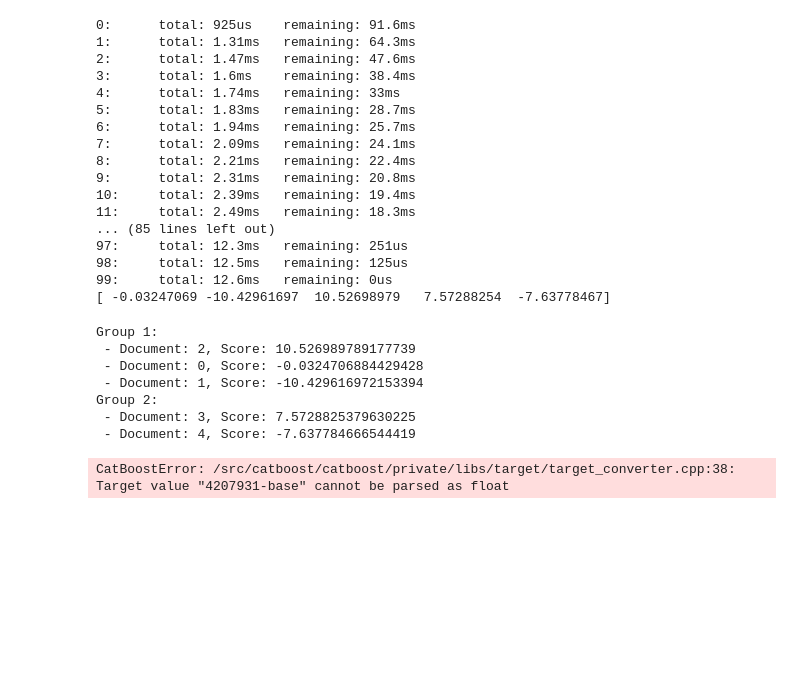
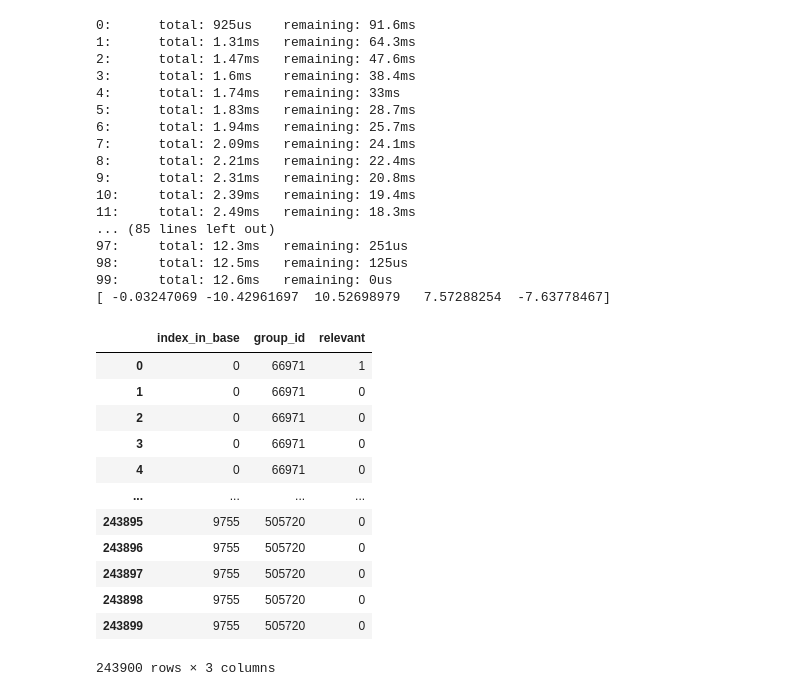
Before and after one commit to 9yx/matching, a Jupyter notebook: matching.ipynb, the cells around one changed output. Drawn from its saved outputs; the diff is of its cells as text; code cells hidden in the pictures; blank space fills up the shorter version.

```diff
--- a/matching.ipynb
+++ b/matching.ipynb
@@ -865,52 +865,3 @@ print(preds)
 98:     total: 12.5ms   remaining: 125us
 99:     total: 12.6ms   remaining: 0us
 [ -0.03247069 -10.42961697  10.52698979   7.57288254  -7.63778467]
-# %%
-import numpy as np
-
-unique_groups = np.unique(group_ids)
-
-sorted_results = {group: [] for group in unique_groups}
-for group in unique_groups:
-    indices = np.where(group_ids == group)[0]
-    group_predictions = preds[indices]
-    sorted_indices = np.argsort(-group_predictions)  # сортировка по убыванию
-    sorted_results[group] = indices[sorted_indices]
-
-for group, indices in sorted_results.items():
-    print(f'Group {group}:')
-    for index in indices:
-        print(f' - Document: {index}, Score: {preds[index]}')
-# %% [output]
-Group 1:
- - Document: 2, Score: 10.526989789177739
- - Document: 0, Score: -0.0324706884429428
- - Document: 1, Score: -10.429616972153394
-Group 2:
- - Document: 3, Score: 7.5728825379630225
- - Document: 4, Score: -7.637784666544419
-# %%
-def extract_numeric_value(input_string):
-    # Extract numeric characters from the string
-    numeric_str = ''.join(filter(str.isdigit, input_string))
-    return int(numeric_str)
-
-vectorized_f = np.vectorize(extract_numeric_value)
-
-X = df_base
-y = df_base.index.values
-group_ids = vectorized_f(df_base.index.values)
-
-# Создайте пул данных для CatBoost
-pool = Pool(data=X, label=y, group_id=group_ids)
-
-# Создайте и обучите модель CatBoostRanker
-model = CatBoostRanker(iterations=500,
-                       learning_rate=0.1,
-                       depth=6,
-                       eval_metric='PFound',
-                       loss_function='RMSE')
-
-model.fit(pool)
-# %% [output]
-CatBoostError: /src/catboost/catboost/private/libs/target/target_converter.cpp:38: Target value "4207931-base" cannot be parsed as float
@@ -916,0 +880,16 @@ CatBoostError: /src/catboost/catboost/private/libs/target/target_converter.cpp:3
+# %%
+rank_df
+# %% [output]
+|  | index_in_base | group_id | relevant |
+| 0 | 0 | 66971 | 1 |
+| 1 | 0 | 66971 | 0 |
+| 2 | 0 | 66971 | 0 |
+| 3 | 0 | 66971 | 0 |
+| 4 | 0 | 66971 | 0 |
+| ... | ... | ... | ... |
+| 243895 | 9755 | 505720 | 0 |
+| 243896 | 9755 | 505720 | 0 |
+| 243897 | 9755 | 505720 | 0 |
+| 243898 | 9755 | 505720 | 0 |
+| 243899 | 9755 | 505720 | 0 |
+243900 rows × 3 columns
```
Also changed, not shown: parts of 12 cells of this notebook.
